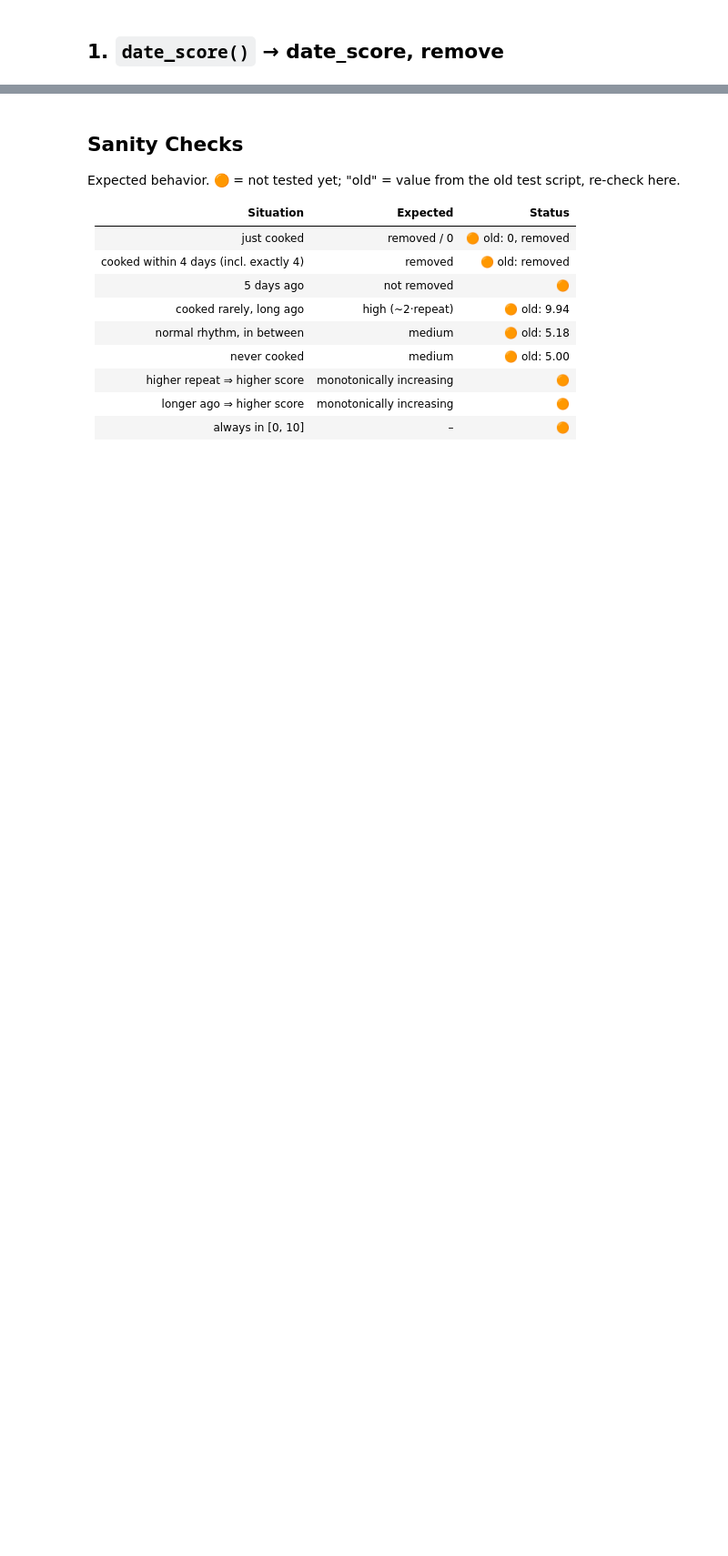
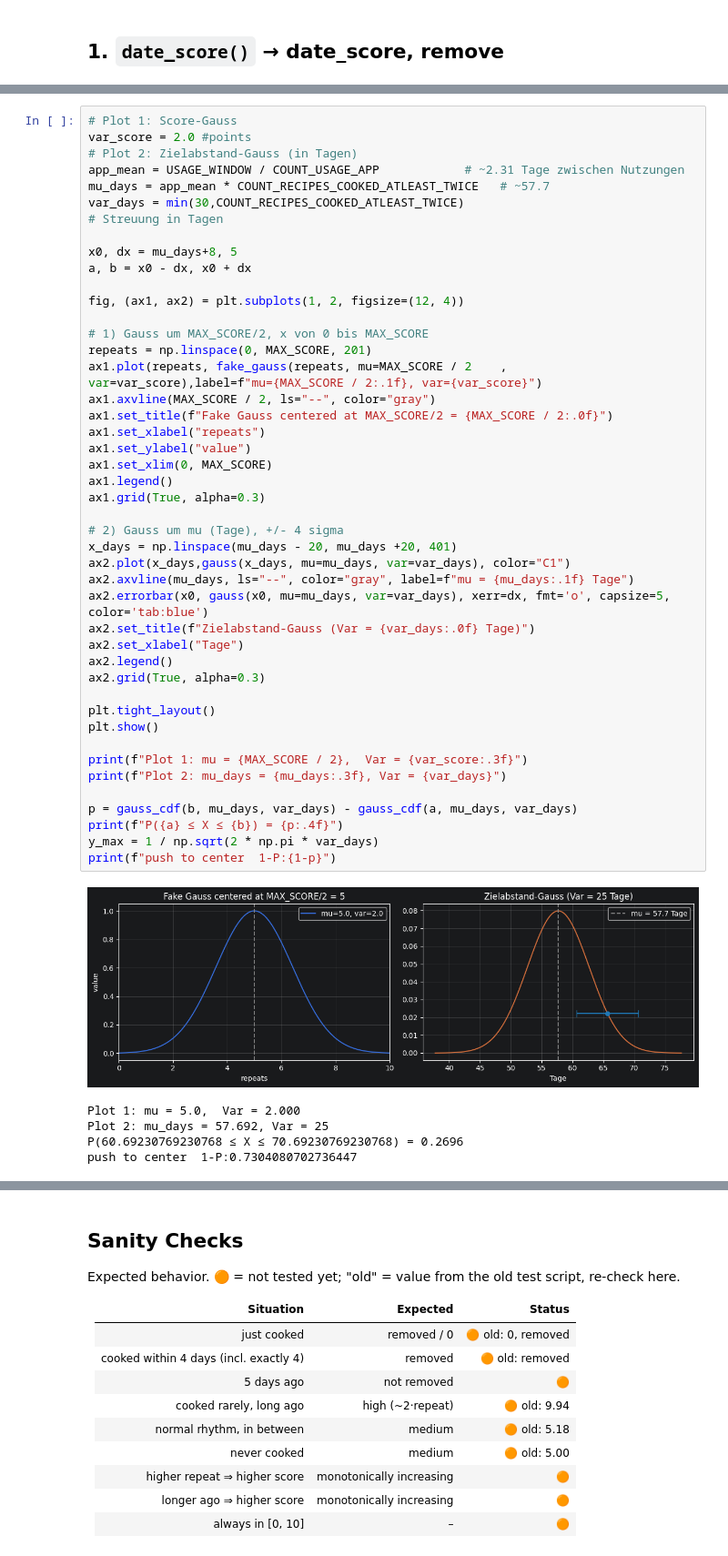
Before and after one commit to FunPhantasie/SmartFood, a Jupyter notebook: docs/Testing/date_score.ipynb, the cells around one changed output, grey strips where cells are left out. Shown at 91% size. Saved outputs shown, nothing was run; the diff lists cells and outputs as text; blank space fills up the shorter version.

```diff
--- a/docs/Testing/date_score.ipynb
+++ b/docs/Testing/date_score.ipynb
@@ -93,0 +88,50 @@ TypeError: amplification() missing 1 required positional argument: 'repeat_score
+# %%
+# Plot 1: Score-Gauss
+var_score = 2.0 #points
+# Plot 2: Zielabstand-Gauss (in Tagen)
+app_mean = USAGE_WINDOW / COUNT_USAGE_APP            # ~2.31 Tage zwischen Nutzungen
+mu_days = app_mean * COUNT_RECIPES_COOKED_ATLEAST_TWICE   # ~57.7
+var_days = min(30,COUNT_RECIPES_COOKED_ATLEAST_TWICE)                                   # Streuung in Tagen
+
+x0, dx = mu_days+8, 5
+a, b = x0 - dx, x0 + dx
+
+fig, (ax1, ax2) = plt.subplots(1, 2, figsize=(12, 4))
+
+# 1) Gauss um MAX_SCORE/2, x von 0 bis MAX_SCORE
+repeats = np.linspace(0, MAX_SCORE, 201)
+ax1.plot(repeats, fake_gauss(repeats, mu=MAX_SCORE / 2    , var=var_score),label=f"mu={MAX_SCORE / 2:.1f}, var={var_score}")
+ax1.axvline(MAX_SCORE / 2, ls="--", color="gray")
+ax1.set_title(f"Fake Gauss centered at MAX_SCORE/2 = {MAX_SCORE / 2:.0f}")
+ax1.set_xlabel("repeats")
+ax1.set_ylabel("value")
+ax1.set_xlim(0, MAX_SCORE)
+ax1.legend()
+ax1.grid(True, alpha=0.3)
+
+# 2) Gauss um mu (Tage), +/- 4 sigma
+x_days = np.linspace(mu_days - 20, mu_days +20, 401)
+ax2.plot(x_days,gauss(x_days, mu=mu_days, var=var_days), color="C1")
+ax2.axvline(mu_days, ls="--", color="gray", label=f"mu = {mu_days:.1f} Tage")
+ax2.errorbar(x0, gauss(x0, mu=mu_days, var=var_days), xerr=dx, fmt='o', capsize=5, color='tab:blue')
+ax2.set_title(f"Zielabstand-Gauss (Var = {var_days:.0f} Tage)")
+ax2.set_xlabel("Tage")
+ax2.legend()
+ax2.grid(True, alpha=0.3)
+
+plt.tight_layout()
+plt.show()
+
+print(f"Plot 1: mu = {MAX_SCORE / 2},  Var = {var_score:.3f}")
+print(f"Plot 2: mu_days = {mu_days:.3f}, Var = {var_days}")
+
+p = gauss_cdf(b, mu_days, var_days) - gauss_cdf(a, mu_days, var_days)
+print(f"P({a} ≤ X ≤ {b}) = {p:.4f}")
+y_max = 1 / np.sqrt(2 * np.pi * var_days)
+print(f"push to center  1-P:{1-p}")
+# %% [output]
+[figure, added]
+Plot 1: mu = 5.0,  Var = 2.000
+Plot 2: mu_days = 57.692, Var = 25
+P(60.69230769230768 ≤ X ≤ 70.69230769230768) = 0.2696
+push to center  1-P:0.7304080702736447
```
Also changed, not shown: parts of 8 cells of this notebook.
